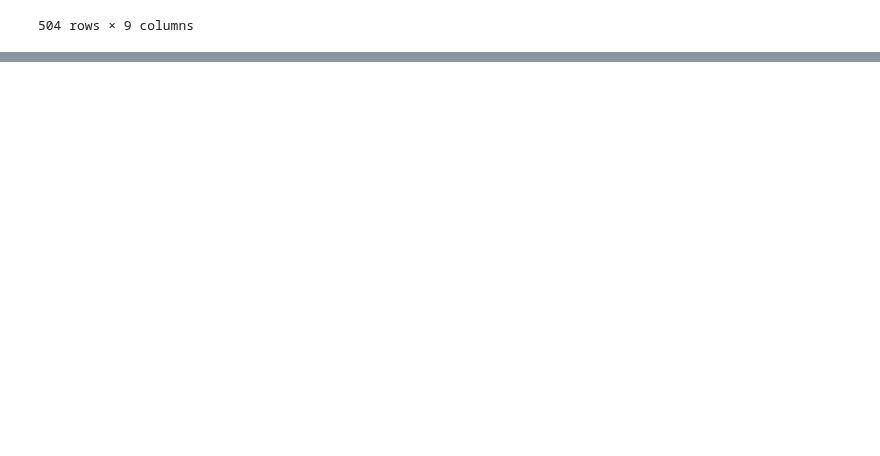
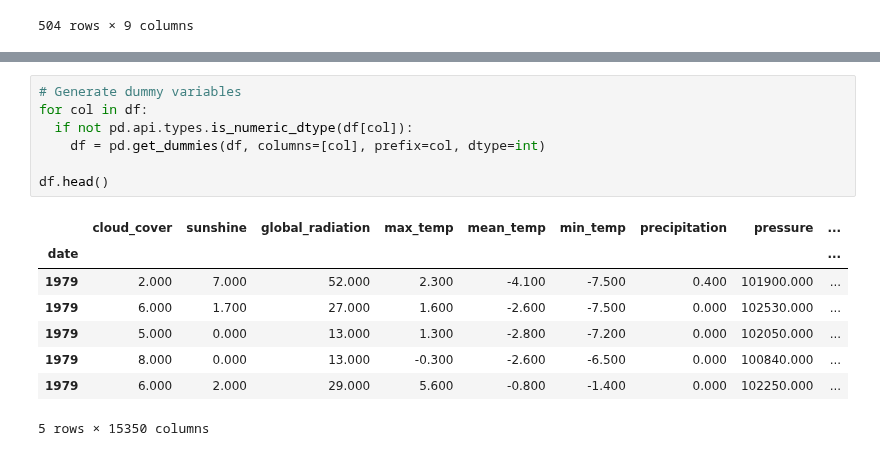
Before and after one commit to DanLightner/BUSA321, a Jupyter notebook: BUSA321/Chapter 8 - London Weather.ipynb, the cells around one changed output, grey strips where cells are left out. Saved outputs shown, nothing was run; the diff lists cells and outputs as text; blank space fills up the shorter version.

```diff
--- a/BUSA321/Chapter 8 - London Weather.ipynb
+++ b/BUSA321/Chapter 8 - London Weather.ipynb
@@ -98,0 +122,16 @@ df_year
+# %%
+# Generate dummy variables
+for col in df:
+  if not pd.api.types.is_numeric_dtype(df[col]):
+    df = pd.get_dummies(df, columns=[col], prefix=col, dtype=int)
+
+df.head()
+# %% [output]
+|  | cloud_cover | sunshine | global_radiation | max_temp | mean_temp | min_temp | precipitation | pressure | ... |
+| date |  |  |  |  |  |  |  |  | ... |
+| 1979 | 2.000 | 7.000 | 52.000 | 2.300 | -4.100 | -7.500 | 0.400 | 101900.000 | ... |
+| 1979 | 6.000 | 1.700 | 27.000 | 1.600 | -2.600 | -7.500 | 0.000 | 102530.000 | ... |
+| 1979 | 5.000 | 0.000 | 13.000 | 1.300 | -2.800 | -7.200 | 0.000 | 102050.000 | ... |
+| 1979 | 8.000 | 0.000 | 13.000 | -0.300 | -2.600 | -6.500 | 0.000 | 100840.000 | ... |
+| 1979 | 6.000 | 2.000 | 29.000 | 5.600 | -0.800 | -1.400 | 0.000 | 102250.000 | ... |
+5 rows × 15350 columns
```
Also changed, not shown: parts of 17 cells of this notebook, 5 other files.
